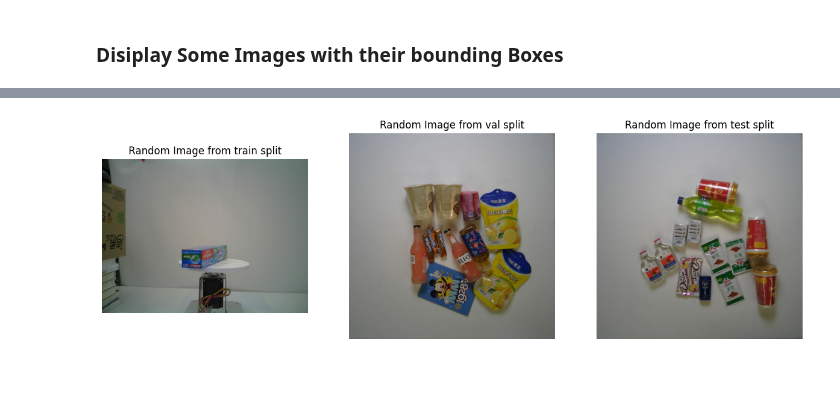
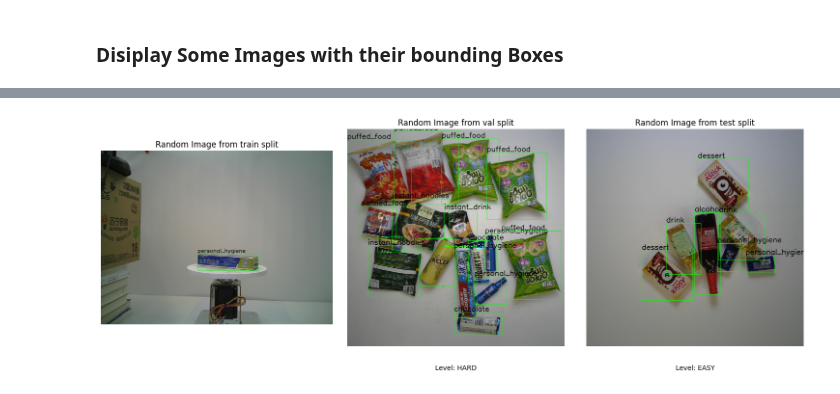
Before and after one commit to AbdullahGhulam/Vision-Checkout, a Jupyter notebook: notebooks/01_EDA.ipynb, the cells around one changed output, grey strips where cells are left out. Drawn from its saved outputs; the diff is of its cells as text; code cells hidden in the pictures.

Commit message:
finished EDA notebok. with pictures and randome image selection + drawing bounding boxes for verification

```diff
--- a/notebooks/01_EDA.ipynb
+++ b/notebooks/01_EDA.ipynb
@@ -139,16 +123,16 @@ Sample category ID: 8_puffed_food
 #pick random images (to not always pick the first one):
 
 import random
-random_img = random.choice(data['images'])
-img_id = random_img['id']
-file_name = random_img['file_name']
+sample_img = random.choice(data['images'])
+img_id = sample_img['id']
+file_name = sample_img['file_name']
 
 #get image annotation:
 img_ann = [ann for ann in data['annotations'] if ann['image_id'] == img_id]
 
 #print the random image chosen (you should get a random image everytime)
 
-print(random_img)
+print(sample_img)
 print(f"Image ID: {img_id}")
 print(f"File Name: {file_name}")
 
@@ -245,48 +230,83 @@ Full path to random image:      ../data/test2019/20181008-14-36-13-2774.jpg
 import matplotlib.pyplot as plt
 import cv2
 import os
+import random
 
 #print one image from each split to confirm the paths:
 
 plt.figure(figsize=(15,5))
 for i , split in enumerate(splits):
+        #Define the paths for the current split (train, val, or test)
+        ann_path = data_map[split]["annotations"]
+        img_dir = data_map[split]["images"]
 
-    print("-" * 50)
-    #pick the random image form the json file instead of the directory:
-    with open(data_map[split]["annotations"], 'r') as f:
-        data = json.load(f)
+        print("-" * 50)
+        print(f"Split: {split.upper()}")
+        print(f"Split Path:              {img_dir}")
 
-        print(data.keys())                              #Check the keys to confirm the structure of the JSON file
-        random_img_info = random.choice(data['images']) #Pick the ranodm image from the JSON file
+        #open the annotation file and get the image name + bounding boxes
+        with open(ann_path, 'r') as f:
+                data = json.load(f)
 
-        print(f"Random image info: {random_img_info}") #print the random image info to confirm the structure of the JSON file
+        #pick a random image from the current split:
+        random_img = random.choice(data['images'])
+        img_id = random_img['id']
+        file_name = random_img['file_name']
+        print(f"file_name:              {file_name}")
+        print(f"full path               {os.path.join(img_dir, file_name)}")
 
-        image_id = random_img_info['id']                #Get the image ID to match it with the annotation
-        random_img_name = random_img_info['file_name']  #Get the file name to load the image from the directory
-        img_height = random_img_info['height']          #Get the image height (for later use in bounding box conversion)
-        img_width = random_img_info['width']            #Get the image width (for later use in bounding box conversion)
+        #get the annotations for that specific image:
+        img_ann = [ann for ann in data['annotations'] if ann['image_id'] == img_id]
+
+        #print(f"\nimage annotations for image ID {img_id}: {img_ann}")
+        print(f"Number of annotations for this image: {len(img_ann)}")
+
+        #load the image using cv2:
+        img_path = os.path.join(img_dir , file_name)
+        img = cv2.imread(img_path)
+        #convert the image to RGB:
+        img = cv2.cvtColor(img, cv2.COLOR_BGR2RGB)
 
 
-        img_path = os.path.join(data_map[split]['images'],random_img_name) #make the img_path
-        img = cv2.imread(img_path)                                          #load the image using cv2
+        #draw the bounding boxes over the image (with their unique categories):
+        unique_categories = set()
+        for ann in img_ann:
+                #get the category name:
+                categoroy_id = ann['category_id']
+                # category_name = category_id_to_name.get(categoroy_id)
+                supercategory_name = supercategory_id_to_name.get(categoroy_id)
+                unique_categories.add(supercategory_name)
 
-        if img is None:
-            print(f"Error loading image: {img_path}")
-            continue
+                #COCO format for bounding box is [x_min, y_min, width, height]
+                bbox = ann['bbox'] #get the coordinates
 
-        img= cv2.cvtColor(img,cv2.COLOR_BGRA2RGB)   #convert the image to RGB for displaying
+                x , y , w , h = bbox
 
+                #draw the box using cv2.rectangle (image, start_point, end_point, color, thickness)
+                cv2.rectangle(img, ( int(x), int(y) ), ( int(x+w),int(y+h) ) , (0,255,0), 2)
+
+                #put the supercategory name above the boudnign box:
+                #parameters: (image, text, position, font, font_scale, color, thickness)
+                cv2.putText(img, supercategory_name, (int(x), int(y)-10),
+                                 cv2.FONT_HERSHEY_SIMPLEX, 2, (0,0,0), 3)
 
 
         #display the image using matplotlib:
         #plot all the images next to each other using subplots:
+
         plt.subplot(1,3,i+1)
-
         plt.imshow(img)
         plt.title(f"Random Image from {split} split")
         plt.axis('off')
 
+        #val and test splits have a level (easy , medium or hard) that we can add as a text under the image:
+        if split in ['val', 'test']:
+               # Use .get() to avoid errors if for some reason the key is missing
+                level = random_img.get('level', 'unknown')
 
+                #plt.text parameters: (x, y, text, horizontalalignment, verticalalignment, transform)
+                plt.text(0.5,-0.1, f"Level: {level.upper()}", ha = 'center' , va = 'center', transform=plt.gca().transAxes)
+plt.tight_layout()
 plt.show()
 # %% [output]
 --------------------------------------------------
@@ -301 +330 @@ Random image info: {'file_name': '20181015-14-04-22-1670.jpg', 'width': 1839, 'h
-[figure, old version]
+[figure, new version]
```
Also changed, not shown: parts of 7 cells of this notebook.
